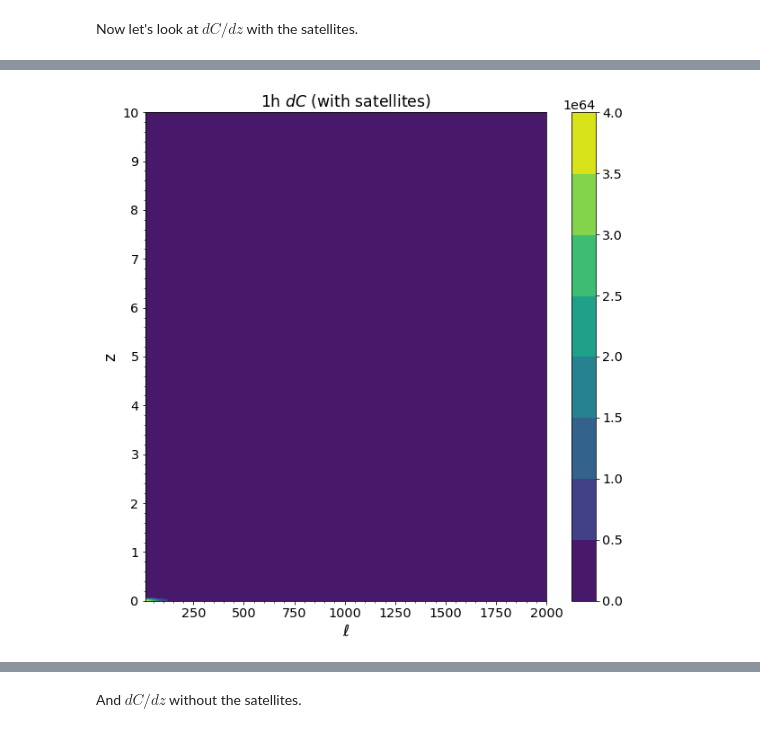
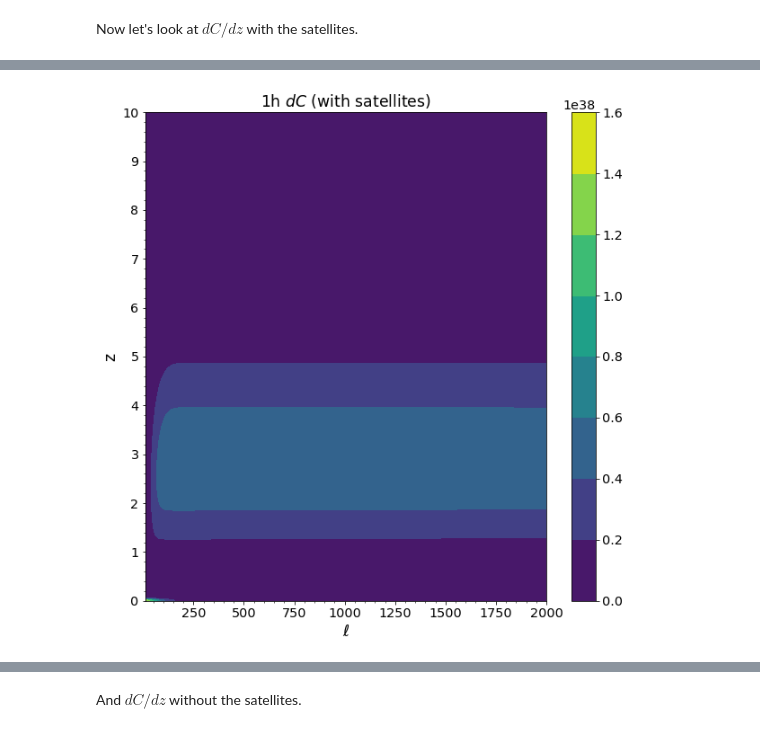
Before and after one commit to simonsobs/hmvec, a Jupyter notebook: cib_example.ipynb, the cells around one changed output, grey strips where cells are left out. Drawn from its saved outputs; the diff is of its cells as text; code cells hidden in the pictures.

```diff
--- a/cib_example.ipynb
+++ b/cib_example.ipynb
@@ -157,24 +162,24 @@ plt.minorticks_on()
 # %%
 #Setup
 plt.figure(figsize=(10,10))
 
 #Plots
-plt.contourf(ells, redshifts, dcdz_1h)
+plt.contourf(ells, redshifts, dcdz_1h_tink)
 
 #Gravy
 plt.colorbar()
 plt.xlabel(r'$\ell$')
 plt.ylabel('z')
 plt.title(r'1h $dC$ (with satellites)')
 
 #Ticks
 ax = plt.gca()
 ax.set_yticks(np.arange(0,11))
 plt.minorticks_on()
 
 # plt.savefig('dc_1h_jiang.pdf', dpi=900, bbox_inches='tight');
 # %% [output]
-[figure, old version]
+[figure, new version]
 # %%
 #Setup
 plt.figure(figsize=(10,10))
```
Also changed, not shown: parts of 5 cells of this notebook, 1 other file.
